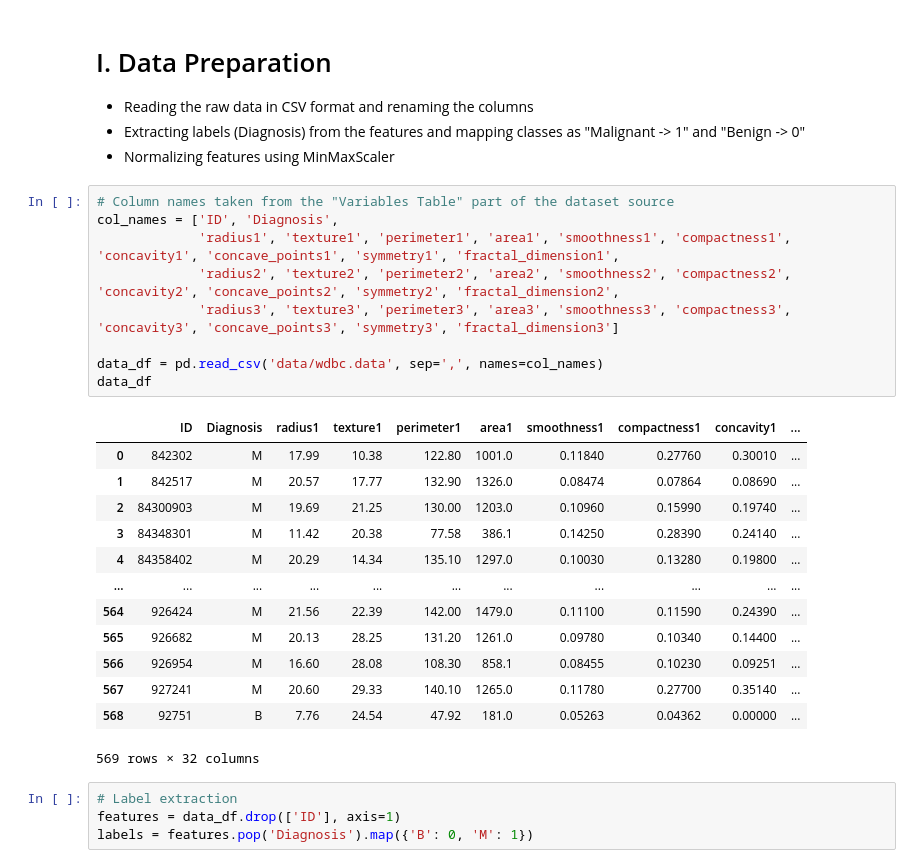
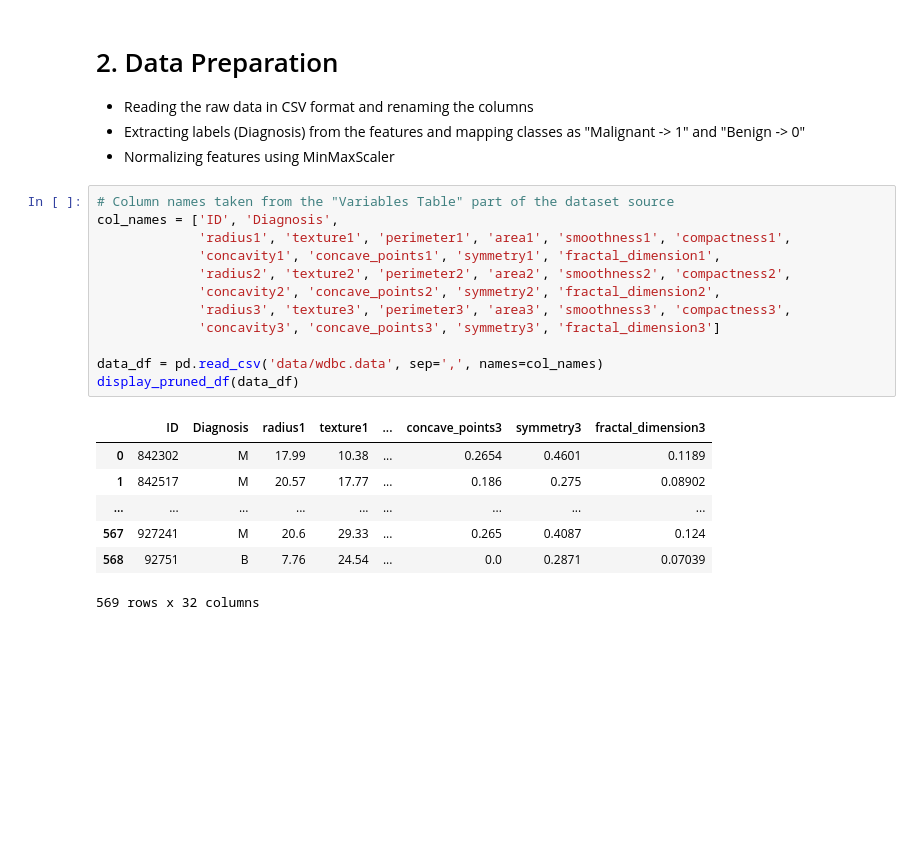
Before and after one commit to Apothemia/STA6015-Assignment-1, a Jupyter notebook: report.ipynb, the cells around one changed output. Saved outputs shown, nothing was run; the diff lists cells and outputs as text; blank space fills up the shorter version.

```diff
--- a/report.ipynb
+++ b/report.ipynb
@@ -13,33 +27,26 @@ from sklearn.metrics import silhouette_score, adjusted_rand_score
 # %% [markdown]
-# I. Data Preparation
+# 2. Data Preparation
 * Reading the raw data in CSV format and renaming the columns
 * Extracting labels (Diagnosis) from the features and mapping classes as "Malignant -> 1" and "Benign -> 0"
 * Normalizing features using MinMaxScaler
 # %%
 # Column names taken from the "Variables Table" part of the dataset source
 col_names = ['ID', 'Diagnosis',
-             'radius1', 'texture1', 'perimeter1', 'area1', 'smoothness1', 'compactness1', 'concavity1', 'concave_points1', 'symmetry1', 'fractal_dimension1',
-             'radius2', 'texture2', 'perimeter2', 'area2', 'smoothness2', 'compactness2', 'concavity2', 'concave_points2', 'symmetry2', 'fractal_dimension2',
-             'radius3', 'texture3', 'perimeter3', 'area3', 'smoothness3', 'compactness3', 'concavity3', 'concave_points3', 'symmetry3', 'fractal_dimension3']
+             'radius1', 'texture1', 'perimeter1', 'area1', 'smoothness1', 'compactness1',
+             'concavity1', 'concave_points1', 'symmetry1', 'fractal_dimension1',
+             'radius2', 'texture2', 'perimeter2', 'area2', 'smoothness2', 'compactness2',
+             'concavity2', 'concave_points2', 'symmetry2', 'fractal_dimension2',
+             'radius3', 'texture3', 'perimeter3', 'area3', 'smoothness3', 'compactness3',
+             'concavity3', 'concave_points3', 'symmetry3', 'fractal_dimension3']
 
 data_df = pd.read_csv('data/wdbc.data', sep=',', names=col_names)
-data_df
+display_pruned_df(data_df)
 # %% [output]
-|  | ID | Diagnosis | radius1 | texture1 | perimeter1 | area1 | smoothness1 | compactness1 | concavity1 | ... |
-| 0 | 842302 | M | 17.99 | 10.38 | 122.80 | 1001.0 | 0.11840 | 0.27760 | 0.30010 | ... |
-| 1 | 842517 | M | 20.57 | 17.77 | 132.90 | 1326.0 | 0.08474 | 0.07864 | 0.08690 | ... |
-| 2 | 84300903 | M | 19.69 | 21.25 | 130.00 | 1203.0 | 0.10960 | 0.15990 | 0.19740 | ... |
-| 3 | 84348301 | M | 11.42 | 20.38 | 77.58 | 386.1 | 0.14250 | 0.28390 | 0.24140 | ... |
-| 4 | 84358402 | M | 20.29 | 14.34 | 135.10 | 1297.0 | 0.10030 | 0.13280 | 0.19800 | ... |
-| ... | ... | ... | ... | ... | ... | ... | ... | ... | ... | ... |
-| 564 | 926424 | M | 21.56 | 22.39 | 142.00 | 1479.0 | 0.11100 | 0.11590 | 0.24390 | ... |
-| 565 | 926682 | M | 20.13 | 28.25 | 131.20 | 1261.0 | 0.09780 | 0.10340 | 0.14400 | ... |
-| 566 | 926954 | M | 16.60 | 28.08 | 108.30 | 858.1 | 0.08455 | 0.10230 | 0.09251 | ... |
-| 567 | 927241 | M | 20.60 | 29.33 | 140.10 | 1265.0 | 0.11780 | 0.27700 | 0.35140 | ... |
-| 568 | 92751 | B | 7.76 | 24.54 | 47.92 | 181.0 | 0.05263 | 0.04362 | 0.00000 | ... |
+|  | ID | Diagnosis | radius1 | texture1 | ... | concave_points3 | symmetry3 | fractal_dimension3 |
+| 0 | 842302 | M | 17.99 | 10.38 | ... | 0.2654 | 0.4601 | 0.1189 |
+| 1 | 842517 | M | 20.57 | 17.77 | ... | 0.186 | 0.275 | 0.08902 |
+| ... | ... | ... | ... | ... | ... | ... | ... | ... |
+| 567 | 927241 | M | 20.6 | 29.33 | ... | 0.265 | 0.4087 | 0.124 |
+| 568 | 92751 | B | 7.76 | 24.54 | ... | 0.0 | 0.2871 | 0.07039 |
-569 rows × 32 columns
+569 rows x 32 columns
-# %%
-# Label extraction
-features = data_df.drop(['ID'], axis=1)
-labels = features.pop('Diagnosis').map({'B': 0, 'M': 1})
 # %%
```
Also changed, not shown: parts of 28 cells of this notebook, 2 other files.
